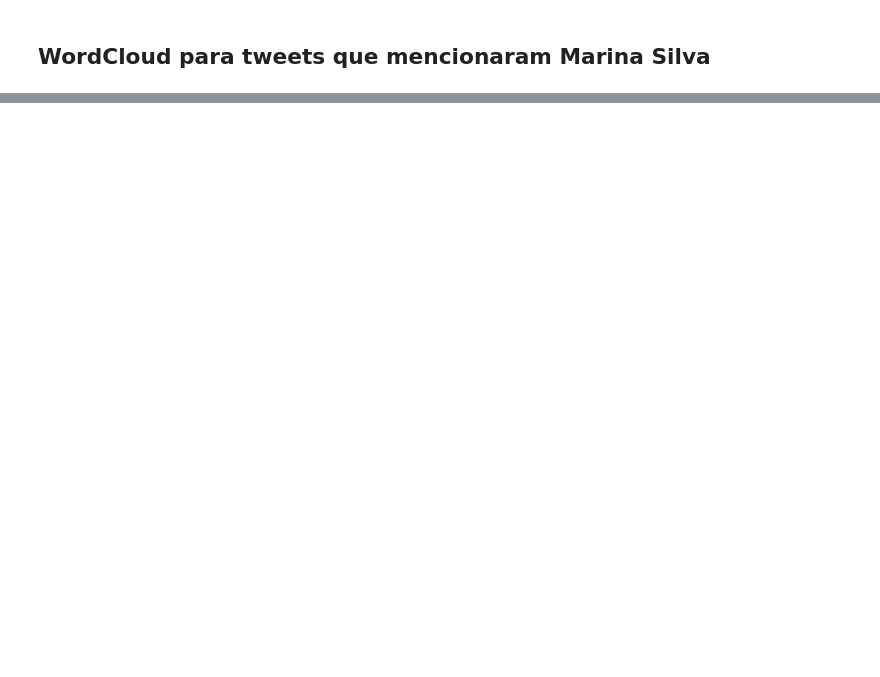
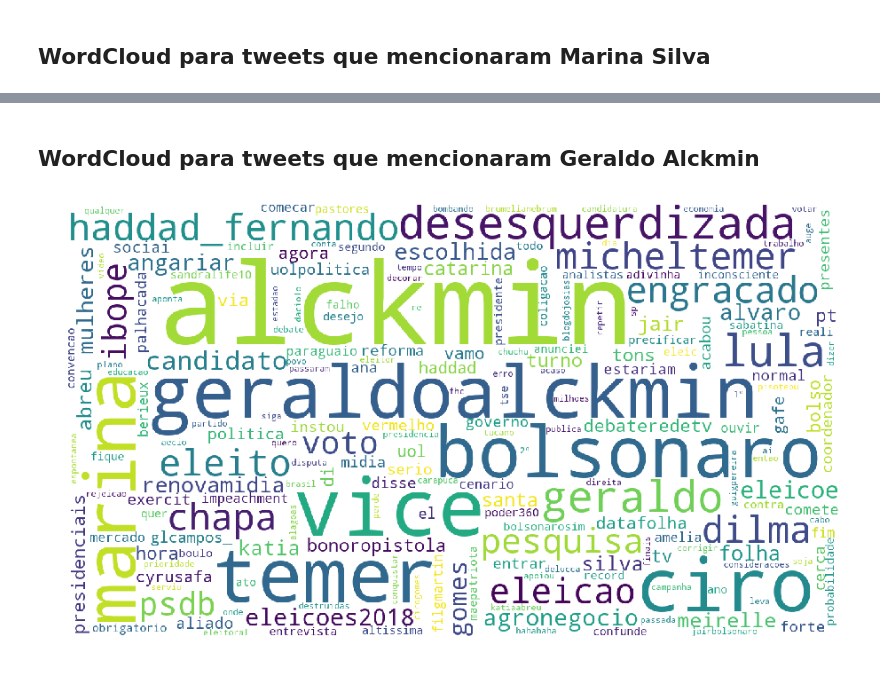
Before and after one commit to renatodalmo/RIWRS_TRABALHO, a Jupyter notebook: RIWRS - Manipulando Dados.ipynb, the cells around one changed output, grey strips where cells are left out. Drawn from its saved outputs; the diff is of its cells as text; code cells hidden in the pictures; blank space fills up the shorter version.

```diff
--- a/RIWRS - Manipulando Dados.ipynb
+++ b/RIWRS - Manipulando Dados.ipynb
@@ -359,0 +392,13 @@ plt.show()
+# %% [markdown]
+## WordCloud para tweets que mencionaram Geraldo Alckmin
+# %%
+wordcloud = WordCloud(max_font_size=200,width = 1366, height = 768, stopwords=stop_words,
+                      background_color='white', collocations=False).generate(' '.join(dt_tweets['tweet'].loc[dt_tweets['Geraldo_Alckmin'] == 1]))
+
+
+plt.figure(figsize=(19,9))
+plt.imshow(wordcloud)
+plt.axis("off")
+plt.show()
+# %% [output]
+[figure, added]
```
Also changed, not shown: parts of 70 cells of this notebook.
